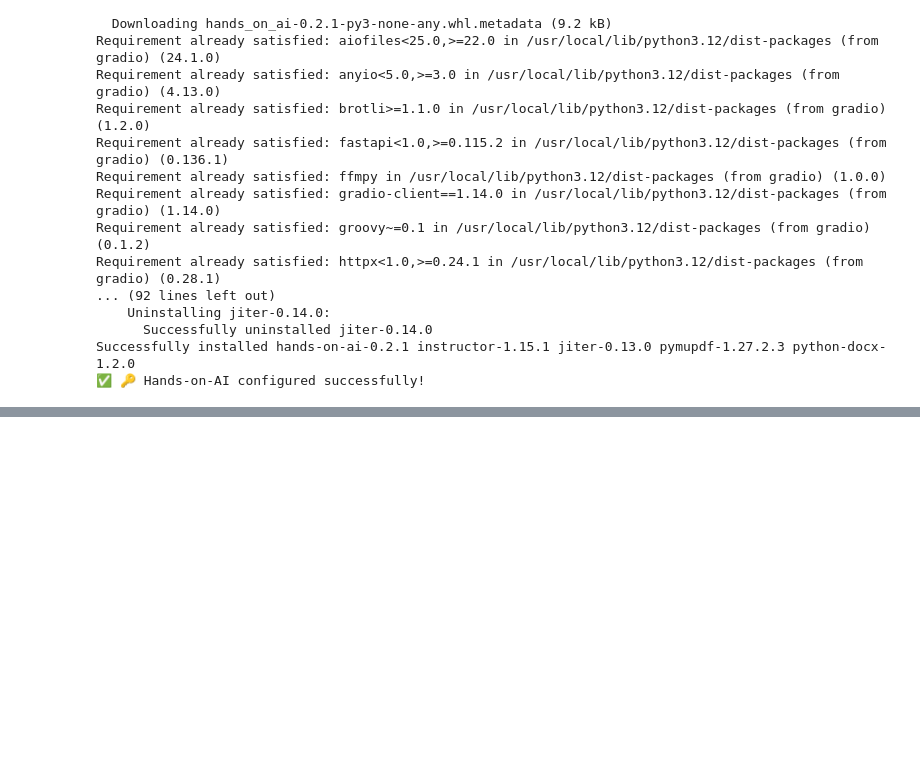
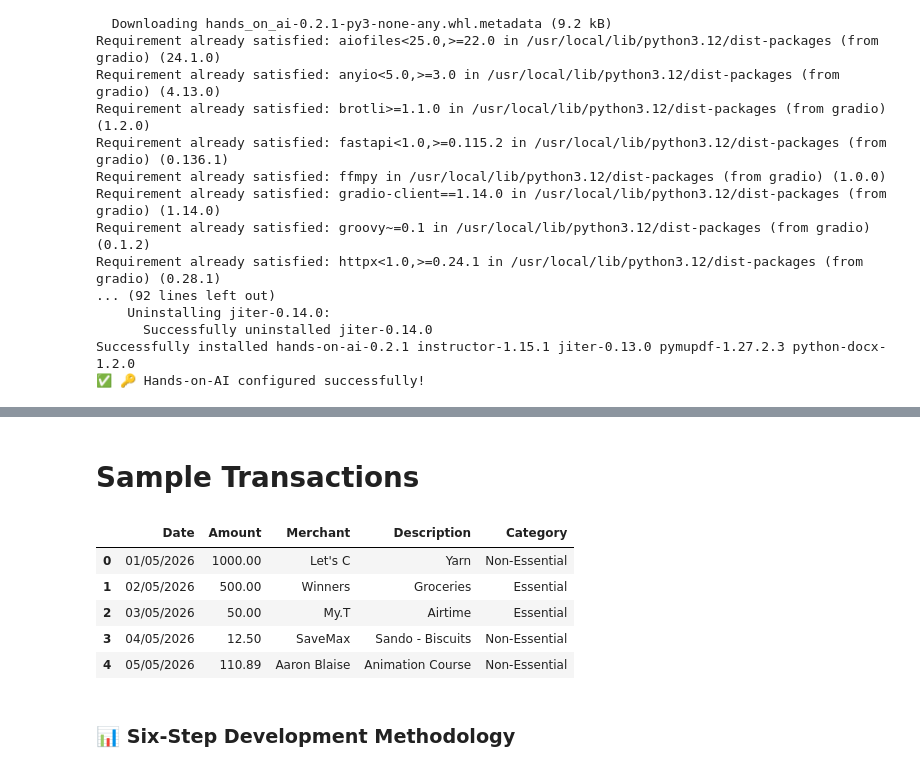
Before and after one commit to T-Chiunzi/Tava-Smart-Finance-Assistant, a Jupyter notebook: starter_notebook.ipynb, the cells around one changed output, grey strips where cells are left out. Cells and saved outputs as stored; diff of their text form; code cells hidden in the pictures; blank space fills up the shorter version.

```diff
--- a/starter_notebook.ipynb
+++ b/starter_notebook.ipynb
@@ -354,0 +51,17 @@ This share link expires in 1 week. For free permanent hosting and GPU upgrades,
+# %% [markdown]
+# **Sample Transactions**
+# %%
+import pandas as pd
+
+df = pd.read_csv('/content/Expenses for Savings Buddy.csv')
+
+df.head()
+# %% [output]
+|  | Date | Amount | Merchant | Description | Category |
+| 0 | 01/05/2026 | 1000.00 | Let's C | Yarn | Non-Essential |
+| 1 | 02/05/2026 | 500.00 | Winners | Groceries | Essential |
+| 2 | 03/05/2026 | 50.00 | My.T | Airtime | Essential |
+| 3 | 04/05/2026 | 12.50 | SaveMax | Sando - Biscuits | Non-Essential |
+| 4 | 05/05/2026 | 110.89 | Aaron Blaise | Animation Course | Non-Essential |
+# %% [markdown]
+### **📊 Six-Step Development Methodology**
```
Also changed, not shown: parts of 8 cells of this notebook.
